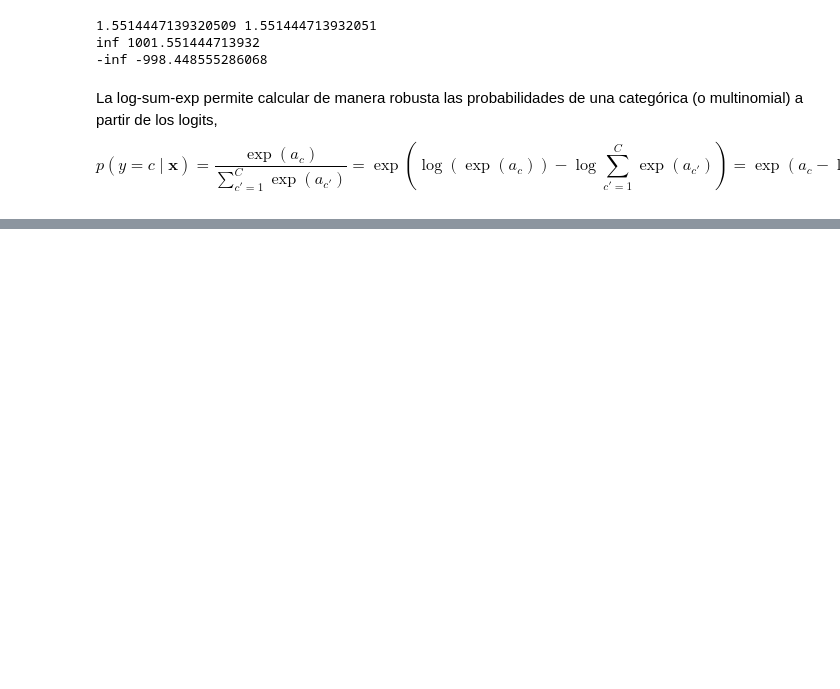
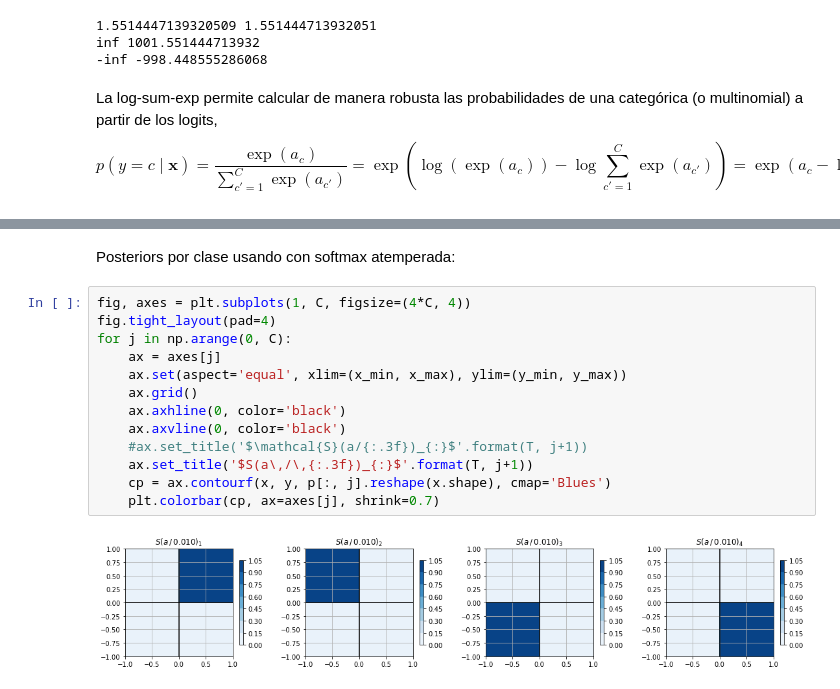
Before and after one commit to AlfonsJ/2024_07_31_PER2324, a Jupyter notebook: 02_fun/2.5 Distribuciones categórica y multinomial/2.5.ipynb, the cells around one changed output, grey strips where cells are left out. Saved outputs shown, nothing was run; the diff lists cells and outputs as text; blank space fills up the shorter version.

```diff
--- a/02_fun/2.5 Distribuciones categórica y multinomial/2.5.ipynb
+++ b/02_fun/2.5 Distribuciones categórica y multinomial/2.5.ipynb
@@ -149,0 +140,17 @@ for i in (0, 1):
+# %% [markdown]
+Posteriors por clase usando con softmax atemperada:
+# %%
+fig, axes = plt.subplots(1, C, figsize=(4*C, 4))
+fig.tight_layout(pad=4)
+for j in np.arange(0, C):
+    ax = axes[j]
+    ax.set(aspect='equal', xlim=(x_min, x_max), ylim=(y_min, y_max))
+    ax.grid()
+    ax.axhline(0, color='black')
+    ax.axvline(0, color='black')
+    #ax.set_title('$\mathcal{S}(a/{:.3f})_{:}$'.format(T, j+1))
+    ax.set_title('$S(a\,/\,{:.3f})_{:}$'.format(T, j+1))
+    cp = ax.contourf(x, y, p[:, j].reshape(x.shape), cmap='Blues')
+    plt.colorbar(cp, ax=axes[j], shrink=0.7)
+# %% [output]
+[figure, added]
```
Also changed, not shown: parts of 10 cells of this notebook, 1 other file.
